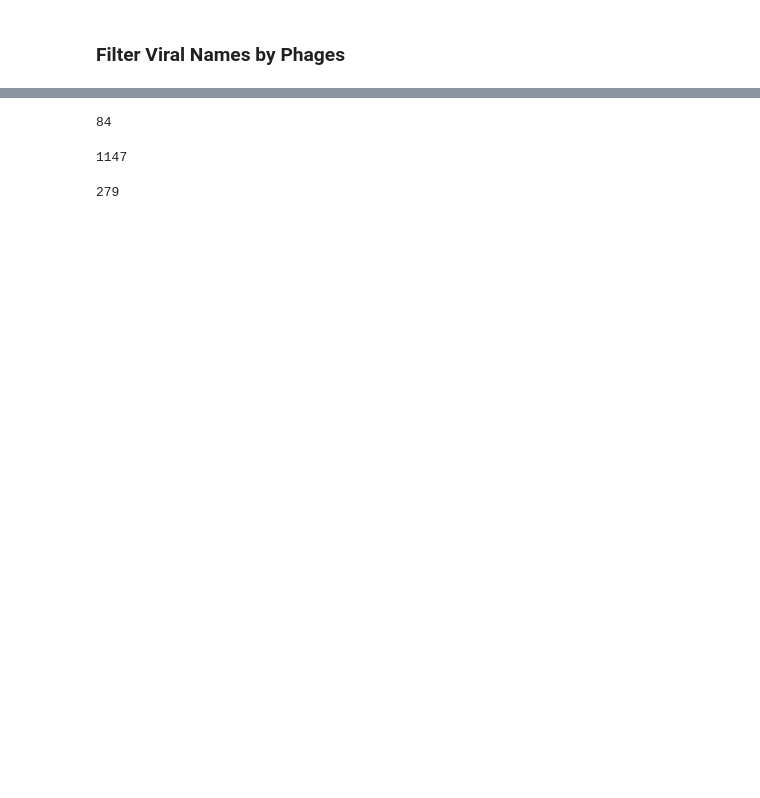
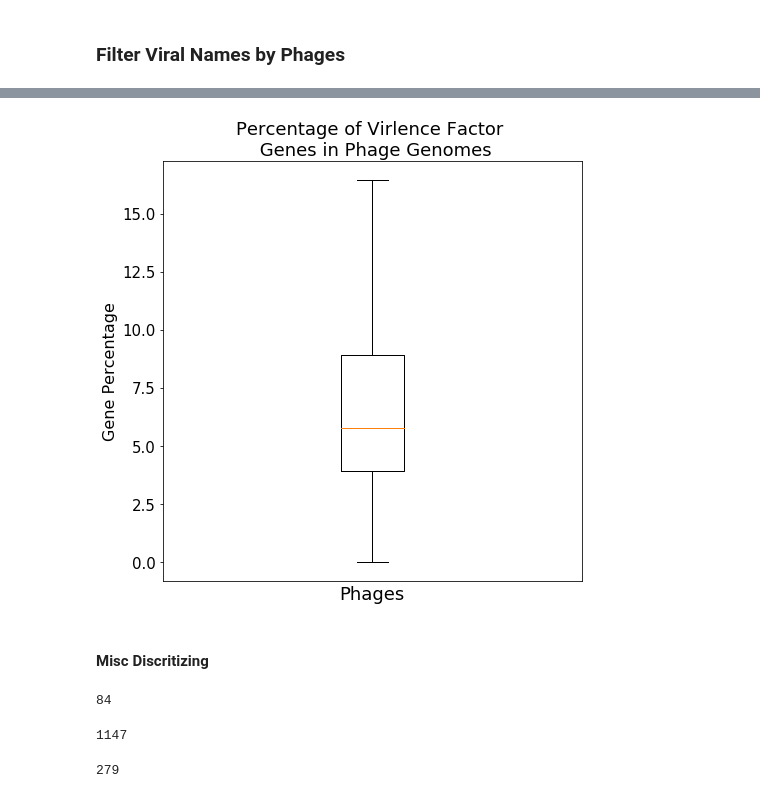
Before and after one commit to glickmac/VF_HMM, a Jupyter notebook: Virulence_HMMs/HMM_Paser.ipynb, the cells around one changed output, grey strips where cells are left out. Drawn from its saved outputs; the diff is of its cells as text; code cells hidden in the pictures; blank space fills up the shorter version.

Commit message:
Updated Figures

```diff
--- a/Virulence_HMMs/HMM_Paser.ipynb
+++ b/Virulence_HMMs/HMM_Paser.ipynb
@@ -112,4 +101,5 @@ pickle.dump(df, open('Virulance_Dataframe.p', 'wb'))
 # %%
 ## Group by
 test2 = df.groupby('Viral Names').sum()
-sum(test2.Virulence)
+test3 = df.groupby('Viral Names').count()
+Gene_Count = list(test3['Virulence'])
@@ -117,0 +106,4 @@ sum(test2.Virulence)
+# %%
+test2['Gene_Count'] = Gene_Count
+
+test2.head()
@@ -147,3 +131,21 @@ plt.boxplot(items)
+# %%
+import matplotlib.pyplot as plt
+import matplotlib as mpl
+%matplotlib inline
+items = test2.VF_By_Count
+plt.figure(figsize=(7, 7))
+plt.boxplot(items, sym='')
+plt.xticks([])
+plt.rc('ytick', labelsize=10)
+plt.title('Percentage of Virlence Factor \n Genes in Phage Genomes', fontsize=18)
+plt.xlabel('Phages', fontsize=18)
+plt.ylabel('Gene Percentage', fontsize=16)
+plt.tight_layout()
+plt.savefig('All_Phages_Percentage.jpg', transparent=True)
+# %% [output]
+[figure, added]
+# %% [markdown]
+#### Misc Discritizing
 # %%
 zeros_in_test = test[test.Virulence == 0]
 low_count = test[(test.Virulence >= 1) & (test.Virulence <= 10)]
```
Also changed, not shown: parts of 33 cells of this notebook, 2 other files.
